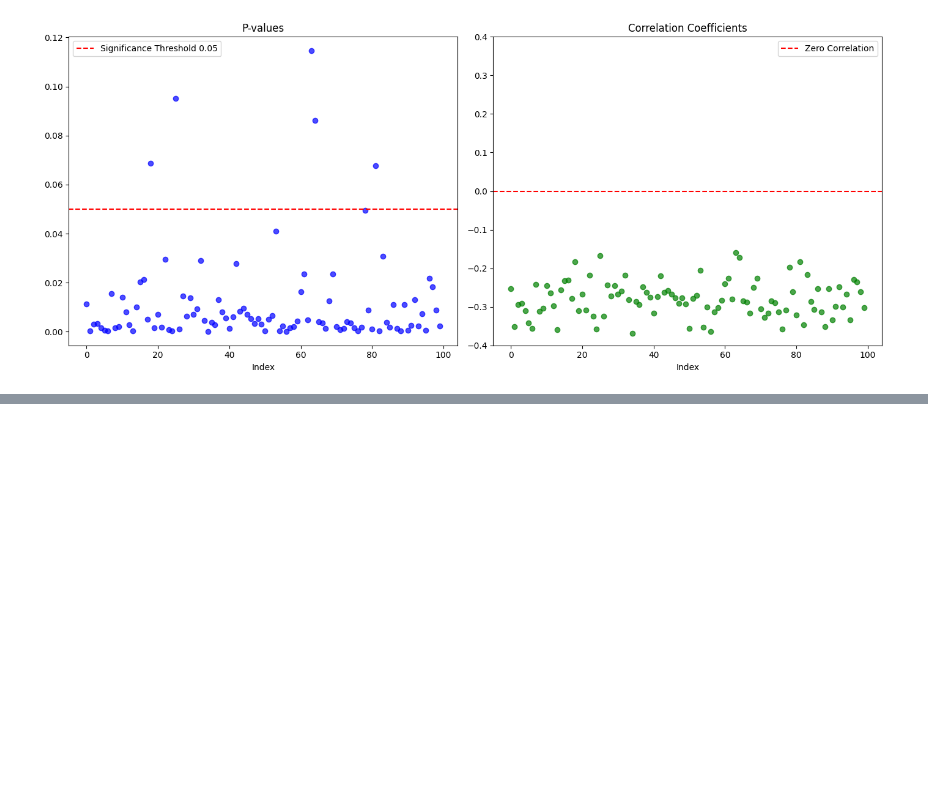
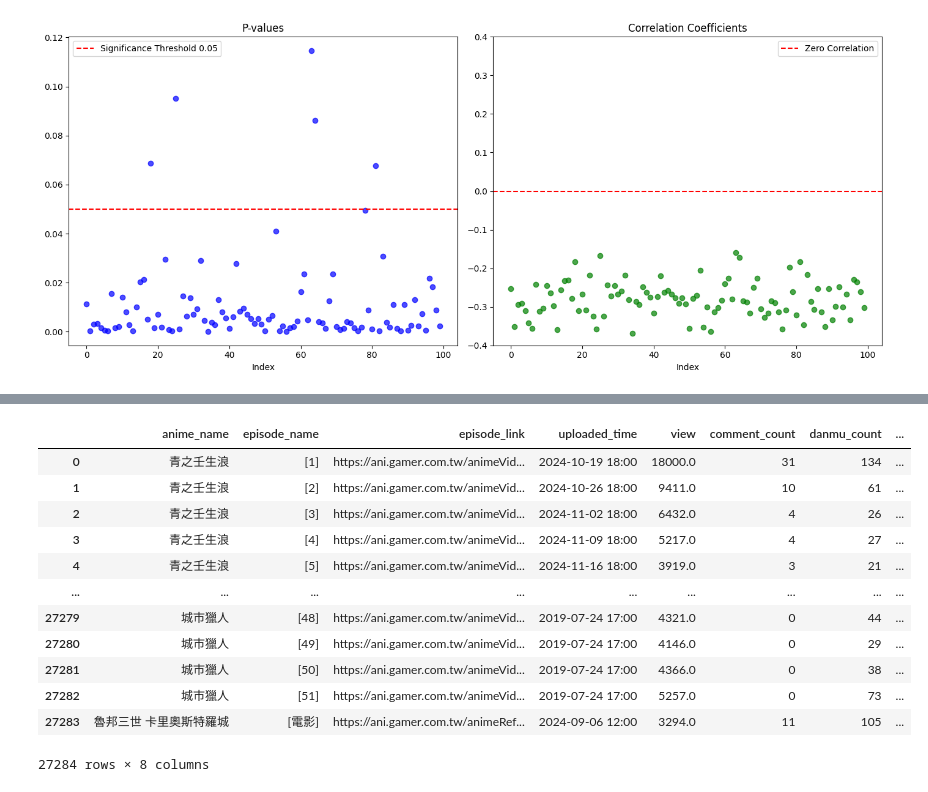
Before and after one commit to edward19978695/baha-anime-analysis, a Jupyter notebook: dev/eda.ipynb, the cells around one changed output, grey strips where cells are left out. Cells and saved outputs as stored; diff of their text form; code cells hidden in the pictures; blank space fills up the shorter version.

```diff
--- a/dev/eda.ipynb
+++ b/dev/eda.ipynb
@@ -200,3 +200,7 @@ plt.savefig('plots/ep_count_to_score_rate_experiment.jpg', format='jpg', dpi=300
 plt.show()
 # %% [output]
 [figure]
+# %%
+df_all_episode = pd.read_csv('data/all_episode.csv')
+df_all_episode = df_all_episode.dropna(subset=['view'], ignore_index=True)
+df_all_episode.head()
@@ -202,0 +214,3 @@ plt.show()
+# %%
+df_all_episode['comment_rate'] = df_all_episode['comment_count'] / df_all_episode['view']
+df_all_episode.head()
@@ -202,0 +224,16 @@ plt.show()
+# %%
+df_all_episode
+# %% [output]
+|  | anime_name | episode_name | episode_link | uploaded_time | view | comment_count | danmu_count | ... |
+| 0 | 青之壬生浪 | [1] | https://ani.gamer.com.tw/animeVid... | 2024-10-19 18:00 | 18000.0 | 31 | 134 | ... |
+| 1 | 青之壬生浪 | [2] | https://ani.gamer.com.tw/animeVid... | 2024-10-26 18:00 | 9411.0 | 10 | 61 | ... |
+| 2 | 青之壬生浪 | [3] | https://ani.gamer.com.tw/animeVid... | 2024-11-02 18:00 | 6432.0 | 4 | 26 | ... |
+| 3 | 青之壬生浪 | [4] | https://ani.gamer.com.tw/animeVid... | 2024-11-09 18:00 | 5217.0 | 4 | 27 | ... |
+| 4 | 青之壬生浪 | [5] | https://ani.gamer.com.tw/animeVid... | 2024-11-16 18:00 | 3919.0 | 3 | 21 | ... |
+| ... | ... | ... | ... | ... | ... | ... | ... | ... |
+| 27279 | 城市獵人 | [48] | https://ani.gamer.com.tw/animeVid... | 2019-07-24 17:00 | 4321.0 | 0 | 44 | ... |
+| 27280 | 城市獵人 | [49] | https://ani.gamer.com.tw/animeVid... | 2019-07-24 17:00 | 4146.0 | 0 | 29 | ... |
+| 27281 | 城市獵人 | [50] | https://ani.gamer.com.tw/animeVid... | 2019-07-24 17:00 | 4366.0 | 0 | 38 | ... |
+| 27282 | 城市獵人 | [51] | https://ani.gamer.com.tw/animeVid... | 2019-07-24 17:00 | 5257.0 | 0 | 73 | ... |
+| 27283 | 魯邦三世 卡里奧斯特羅城 | [電影] | https://ani.gamer.com.tw/animeRef... | 2024-09-06 12:00 | 3294.0 | 11 | 105 | ... |
+27284 rows × 8 columns
```
Also changed, not shown: parts of 12 cells of this notebook, 4 other files.
